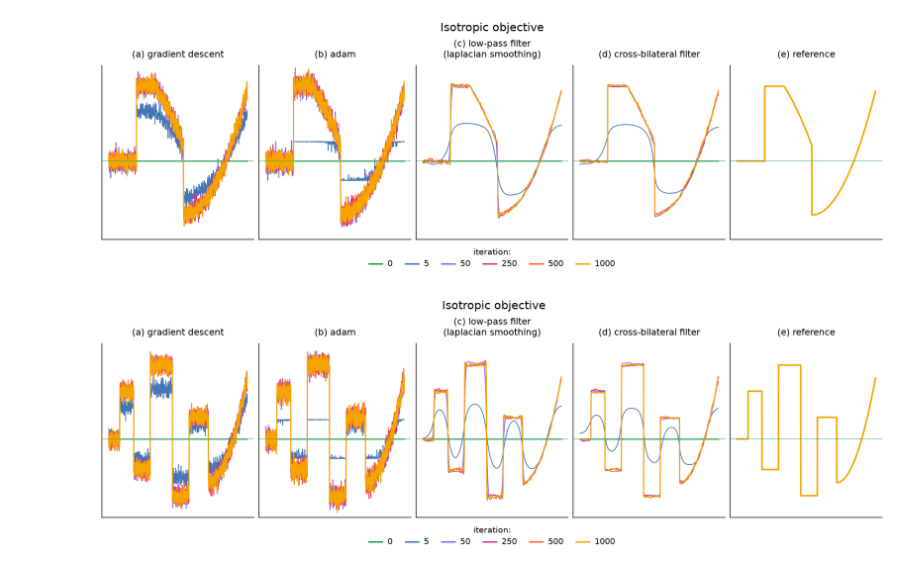
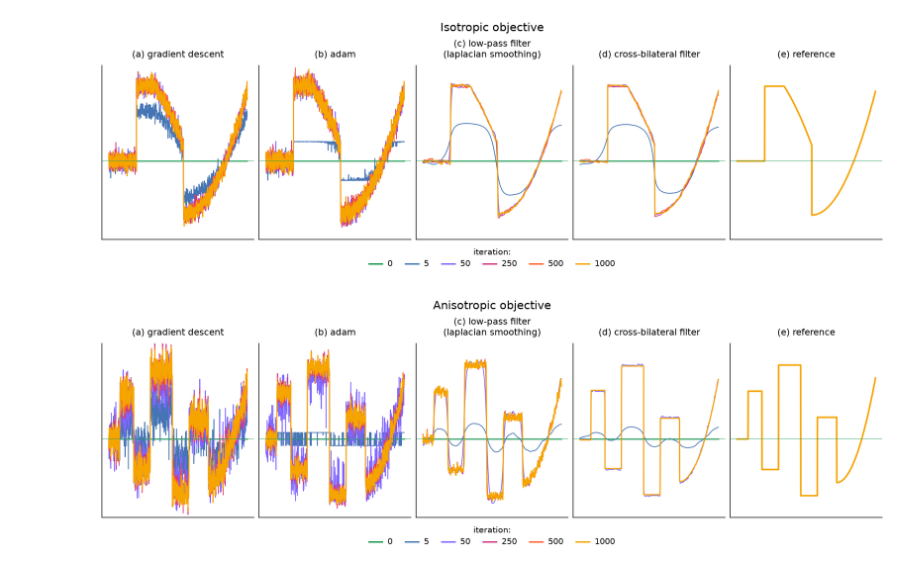
Before and after one commit to alanx1234/spatiotemporal-bilateral-gradient-filtering, a Jupyter notebook: 1d_signal/figures.ipynb, the cells around one changed output. Drawn from its saved outputs; the diff is of its cells as text; code cells hidden in the pictures.

Commit message:
update figures

```diff
--- a/1d_signal/figures.ipynb
+++ b/1d_signal/figures.ipynb
@@ -33,7 +33,6 @@ plt.rcParams.update({
 rng = np.random.default_rng(4)
 # %%
 def make_paper_style_target(size):
-    '''make a 1d piecewise smooth signal close to the paper examples.'''
     x = np.linspace(0, 1, size)
     target = np.zeros(size)
 
@@ -51,7 +50,6 @@ def make_paper_style_target(size):
 
 
 def run_optimizer(optimizer, theta_start, gradient_fn, iterations, snapshots):
-    '''run an optimizer and keep signal snapshots.'''
     theta = theta_start.copy()
     history = {0: theta.copy()}
 
@@ -66,7 +64,6 @@ def run_optimizer(optimizer, theta_start, gradient_fn, iterations, snapshots):
 
 
 def run_gradient_descent(theta_start, gradient_fn, learning_rate, iterations, snapshots):
-    '''run plain gradient descent and keep signal snapshots.'''
     theta = theta_start.copy()
     history = {0: theta.copy()}
 
@@ -80,7 +77,6 @@ def run_gradient_descent(theta_start, gradient_fn, learning_rate, iterations, sn
 
 
 def plot_target(target):
-    '''plot the target parameter function by itself.'''
     figure, axis = plt.subplots(figsize=(7.4, 2.8), layout='constrained')
     axis.plot(target, color='#f5a400', linewidth=2.2)
     axis.axhline(0, color='#2ca25f', linewidth=0.8, alpha=0.65)
@@ -92,7 +88,6 @@ def plot_target(target):
 
 
 def plot_iteration_overlays(histories, target, snapshots, title):
-    '''plot method panels like the paper, with iterations overlaid per method.'''
     iteration_colors = {
         0: '#1a9850',
         5: '#4575b4',
@@ -217,41 +212,41 @@ def make_edge_rich_target(size):
     target[(x >= 0.08) & (x < 0.18)] = 0.55
     target[(x >= 0.18) & (x < 0.30)] = -0.35
     target[(x >= 0.30) & (x < 0.46)] = 0.85
     target[(x >= 0.46) & (x < 0.58)] = -0.65
     target[(x >= 0.58) & (x < 0.72)] = 0.25
 
     tail = x >= 0.72
     tail_x = (x[tail] - 0.72) / 0.28
     target[tail] = -0.50 + 1.20 * tail_x ** 2
 
     return target
 
 
 size = 1000
 iterations = 1000
 snapshots = [0, 5, 50, 250, 500, 1000]
-noise_std = 0.32
 
 target = make_edge_rich_target(size)
 theta_start = np.zeros(size)
-noise = rng.normal(scale=noise_std, size=(iterations, size))
+a = rng.normal(size=(size, size))
+ata = a.T @ a
 
 
-def noisy_edge_gradient(theta, iteration):
-    '''gradient of squared error plus zero-mean gaussian noise.'''
-    return 2 * (theta - target) + noise[iteration]
+def edge_rich_anisotropic_gradient(theta, iteration):
+    '''gradient of (theta - target)^t A^t A (theta - target).'''
+    return 2 * ata @ (theta - target)
 
 
 laplacian = laplacian_smoothing_filter(strength=800.0)
 bilateral = cross_bilateral_filter(sigma_spatial=70.0, sigma_data=0.10)
 
 histories_edge_rich = {
-    'gradient descent': run_gradient_descent(theta_start, noisy_edge_gradient, 0.10, iterations, snapshots),
-    'adam': run_optimizer(adam_optimizer(lr=0.045, b_1=0.2, b_2=0.2), theta_start, noisy_edge_gradient, iterations, snapshots),
-    'laplacian': run_optimizer(spatiotemporal_optimizer(lr=0.090, filter=laplacian, b_1=0.2, b_2=0.2), theta_start, noisy_edge_gradient, iterations, snapshots),
-    'cross bilateral': run_optimizer(spatiotemporal_optimizer(lr=0.090, filter=bilateral, b_1=0.2, b_2=0.2), theta_start, noisy_edge_gradient, iterations, snapshots),
+    'gradient descent': run_gradient_descent(theta_start, edge_rich_anisotropic_gradient, 0.00005, iterations, snapshots),
+    'adam': run_optimizer(adam_optimizer(lr=0.015, b_1=0.2, b_2=0.2), theta_start, edge_rich_anisotropic_gradient, iterations, snapshots),
+    'laplacian': run_optimizer(spatiotemporal_optimizer(lr=0.045, filter=laplacian, b_1=0.2, b_2=0.2), theta_start, edge_rich_anisotropic_gradient, iterations, snapshots),
+    'cross bilateral': run_optimizer(spatiotemporal_optimizer(lr=0.045, filter=bilateral, b_1=0.2, b_2=0.2), theta_start, edge_rich_anisotropic_gradient, iterations, snapshots),
 }
 
-plot_iteration_overlays(histories_edge_rich, target, snapshots, ' Isotropic objective');
+plot_iteration_overlays(histories_edge_rich, target, snapshots, 'Anisotropic objective');
 # %% [output]
-[figure, old version]
+[figure, new version]
```
Also changed, not shown: parts of 3 cells of this notebook.
